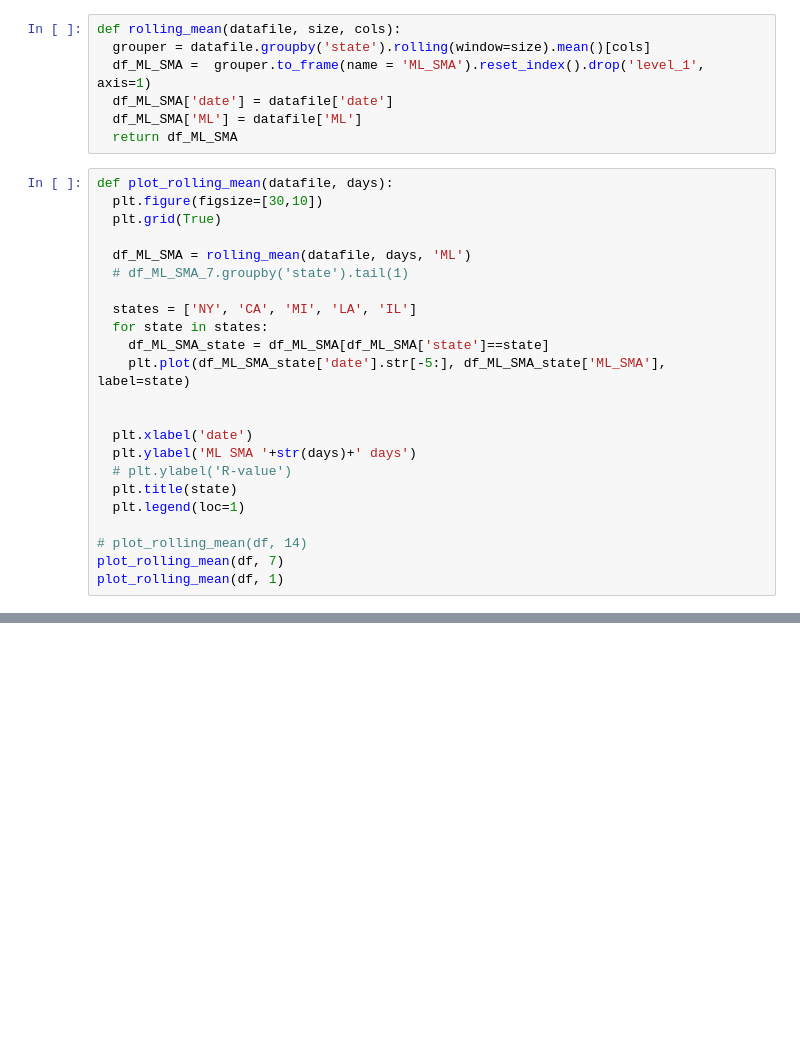
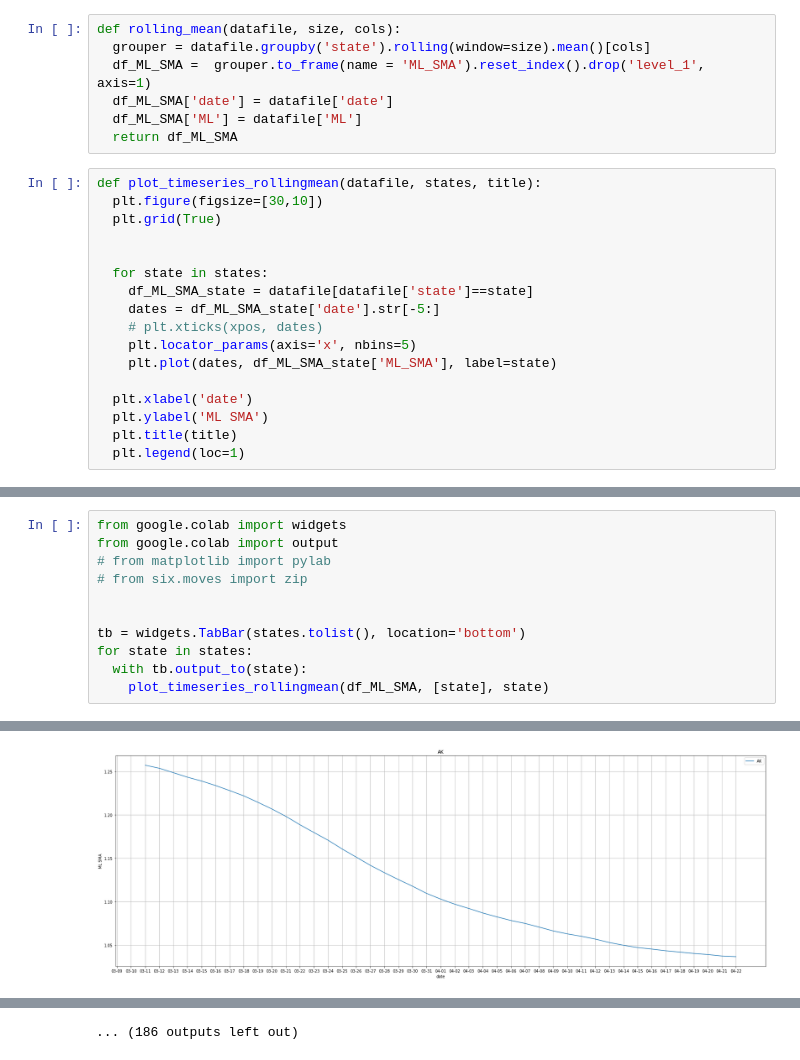
Before and after one commit to dimeking/playground, a Jupyter notebook: Covid_Rt.ipynb, the cells around one changed output, grey strips where cells are left out. Cells and saved outputs as stored; diff of their text form; blank space fills up the shorter version.

```diff
--- a/Covid_Rt.ipynb
+++ b/Covid_Rt.ipynb
@@ -52,25 +45,19 @@ def rolling_mean(datafile, size, cols):
   df_ML_SMA['ML'] = datafile['ML']
   return df_ML_SMA
 # %%
-def plot_rolling_mean(datafile, days):
+def plot_timeseries_rollingmean(datafile, states, title):
   plt.figure(figsize=[30,10])
   plt.grid(True)
 
-  df_ML_SMA = rolling_mean(datafile, days, 'ML')
-  # df_ML_SMA_7.groupby('state').tail(1)
 
-  states = ['NY', 'CA', 'MI', 'LA', 'IL']
   for state in states:
-    df_ML_SMA_state = df_ML_SMA[df_ML_SMA['state']==state]
-    plt.plot(df_ML_SMA_state['date'].str[-5:], df_ML_SMA_state['ML_SMA'], label=state)
-
+    df_ML_SMA_state = datafile[datafile['state']==state]
+    dates = df_ML_SMA_state['date'].str[-5:]
+    # plt.xticks(xpos, dates)
+    plt.locator_params(axis='x', nbins=5)
+    plt.plot(dates, df_ML_SMA_state['ML_SMA'], label=state)
 
   plt.xlabel('date')
-  plt.ylabel('ML SMA '+str(days)+' days')
-  # plt.ylabel('R-value')
-  plt.title(state)
+  plt.ylabel('ML SMA')
+  plt.title(title)
   plt.legend(loc=1)
-
-# plot_rolling_mean(df, 14)
-plot_rolling_mean(df, 7)
-plot_rolling_mean(df, 1)
@@ -79,0 +93,12 @@ plot_rolling_mean(df, 1)
+# %%
+from google.colab import widgets
+from google.colab import output
+# from matplotlib import pylab
+# from six.moves import zip
+
+
+tb = widgets.TabBar(states.tolist(), location='bottom')
+for state in states:
+  with tb.output_to(state):
+    plot_timeseries_rollingmean(df_ML_SMA, [state], state)
+# %% [output]
@@ -79,0 +112 @@ plot_rolling_mean(df, 1)
+[figure, added]
@@ -79,0 +117 @@ plot_rolling_mean(df, 1)
+... (186 outputs left out)
```
Also changed, not shown: parts of 6 cells of this notebook.
